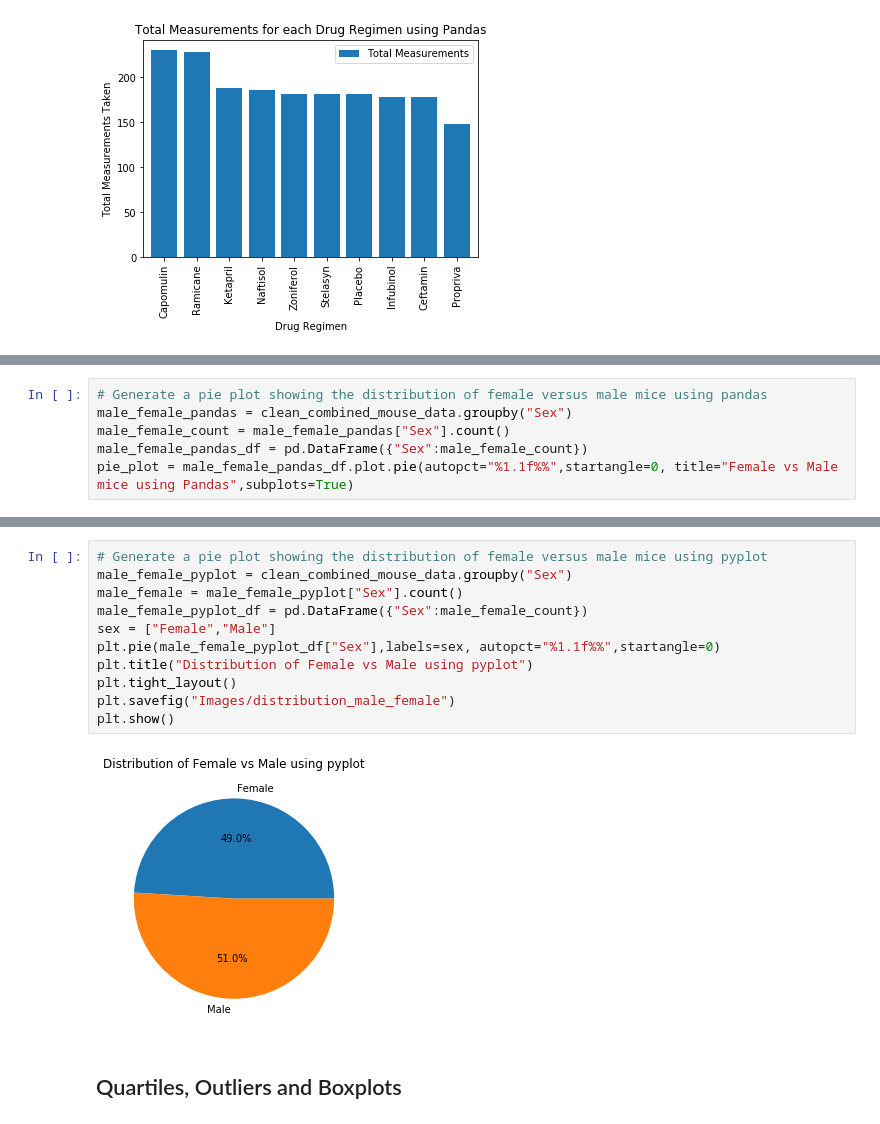
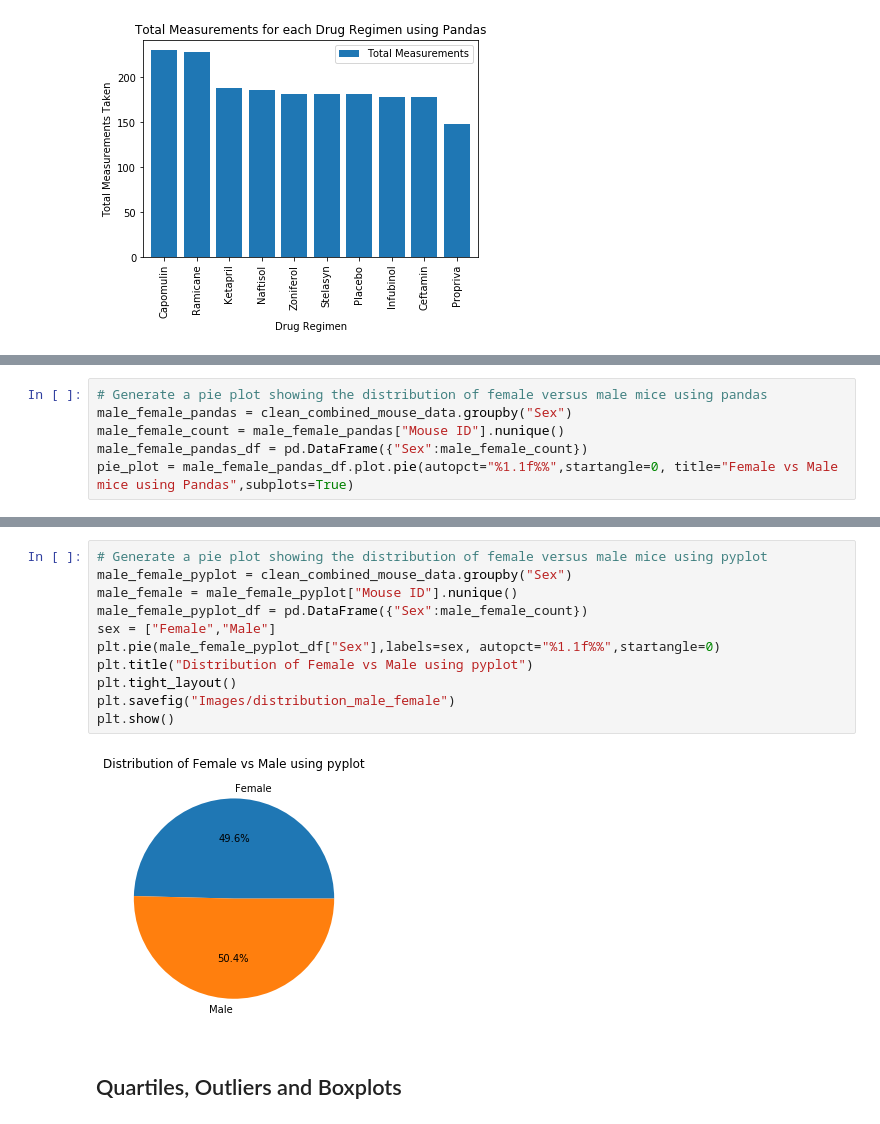
Before and after one commit to khartmann5/Matplotlib-Pymaceuticals, a Jupyter notebook: pymaceuticals_KH.ipynb, the cells around one changed output, grey strips where cells are left out. Saved outputs shown, nothing was run; the diff lists cells and outputs as text.

```diff
--- a/pymaceuticals_KH.ipynb
+++ b/pymaceuticals_KH.ipynb
@@ -226,7 +230,7 @@ plt.show()
 # %%
 # Generate a pie plot showing the distribution of female versus male mice using pandas
 male_female_pandas = clean_combined_mouse_data.groupby("Sex")
-male_female_count = male_female_pandas["Sex"].count()
+male_female_count = male_female_pandas["Mouse ID"].nunique()
 male_female_pandas_df = pd.DataFrame({"Sex":male_female_count})
 pie_plot = male_female_pandas_df.plot.pie(autopct="%1.1f%%",startangle=0, title="Female vs Male mice using Pandas",subplots=True)
 # %% [output]
@@ -234,16 +238,16 @@ pie_plot = male_female_pandas_df.plot.pie(autopct="%1.1f%%",startangle=0, title=
 # %%
 # Generate a pie plot showing the distribution of female versus male mice using pyplot
 male_female_pyplot = clean_combined_mouse_data.groupby("Sex")
-male_female = male_female_pyplot["Sex"].count()
+male_female = male_female_pyplot["Mouse ID"].nunique()
 male_female_pyplot_df = pd.DataFrame({"Sex":male_female_count})
 sex = ["Female","Male"]
 plt.pie(male_female_pyplot_df["Sex"],labels=sex, autopct="%1.1f%%",startangle=0)
 plt.title("Distribution of Female vs Male using pyplot")
 plt.tight_layout()
 plt.savefig("Images/distribution_male_female")
 plt.show()
 # %% [output]
-[figure, old version]
+[figure, new version]
 # %% [markdown]
 ## Quartiles, Outliers and Boxplots
 # %%
```
Also changed, not shown: parts of 4 cells of this notebook, 2 other files.
